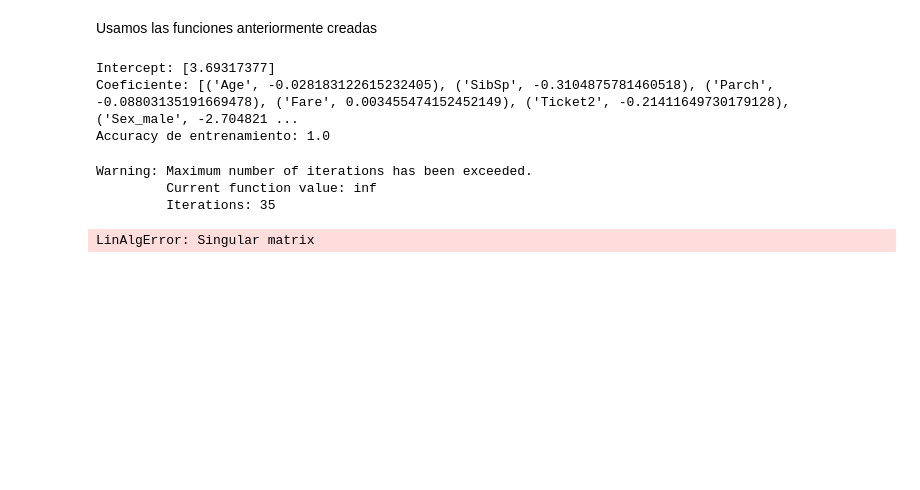
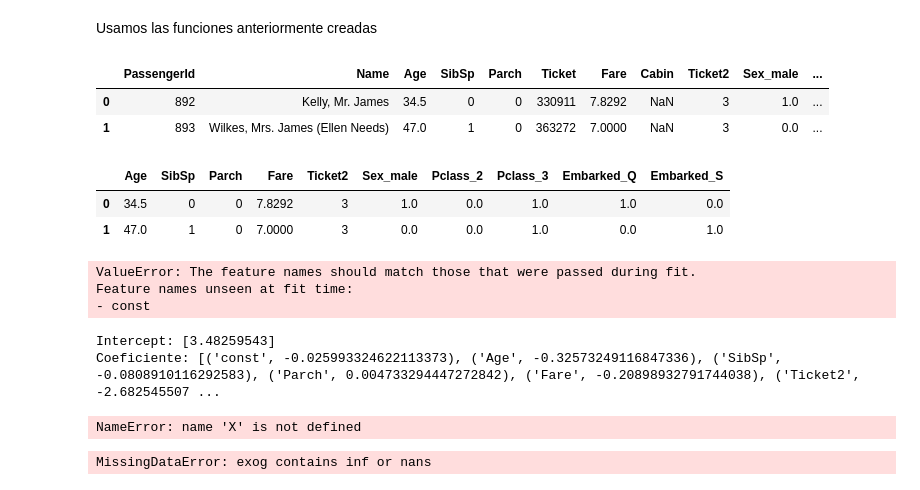
Before and after one commit to loreto73/Titanic, a Jupyter notebook: k_titanic.ipynb, the cells around one changed output. Drawn from its saved outputs; the diff is of its cells as text; code cells hidden in the pictures; blank space fills up the shorter version.

```diff
--- a/k_titanic.ipynb
+++ b/k_titanic.ipynb
@@ -208,4 +217,12 @@ test['Ticket2'] = test['Ticket2'].apply(lambda x: '1' if x.startswith(('B', 'L')
 
 test.groupby(["Ticket2"])["Ticket2"].count().reset_index(name="Cantidad")
 test["Ticket2"] = test["Ticket2"].astype(int)
+
+test = pd.get_dummies(test, columns = ['Sex', 'Pclass', 'Embarked'], drop_first=True, dtype=float)
+# %%
+test.head(2)
+# %% [output]
+|  | PassengerId | Name | Age | SibSp | Parch | Ticket | Fare | Cabin | Ticket2 | Sex_male | ... |
+| 0 | 892 | Kelly, Mr. James | 34.5 | 0 | 0 | 330911 | 7.8292 | NaN | 3 | 1.0 | ... |
+| 1 | 893 | Wilkes, Mrs. James (Ellen Needs) | 47.0 | 1 | 0 | 363272 | 7.0000 | NaN | 3 | 0.0 | ... |
 # %%
@@ -214,26 +230,33 @@ y_test = one_hot[["Survived"]]
+# %%
+X_test.head(2)
+# %% [output]
+|  | Age | SibSp | Parch | Fare | Ticket2 | Sex_male | Pclass_2 | Pclass_3 | Embarked_Q | Embarked_S |
+| 0 | 34.5 | 0 | 0 | 7.8292 | 3 | 1.0 | 0.0 | 1.0 | 1.0 | 0.0 |
+| 1 | 47.0 | 1 | 0 | 7.0000 | 3 | 0.0 | 0.0 | 1.0 | 0.0 | 1.0 |
 # %%
-modelo = model.predict(X_test)
+y_test = model.predict(X_test)
+# %% [output]
+ValueError: The feature names should match those that were passed during fit.
+Feature names unseen at fit time:
+- const
 # %%
 #info del modelo
 
 print("Intercept:", model.intercept_)
-print("Coeficiente:", list(zip(X.columns, model.coef_.flatten(), )))
+print("Coeficiente:", list(zip(X_test.columns, model.coef_.flatten(), )))
 print("Accuracy de entrenamiento:", model.score(X, y))
 # %% [output]
-Intercept: [3.69317377]
-Coeficiente: [('Age', -0.028183122615232405), ('SibSp', -0.3104875781460518), ('Parch', -0.08803135191669478), ('Fare', 0.003455474152452149), ('Ticket2', -0.21411649730179128), ('Sex_male', -2.704821 ...
-Accuracy de entrenamiento: 1.0
+Intercept: [3.48259543]
+Coeficiente: [('const', -0.025993324622113373), ('Age', -0.32573249116847336), ('SibSp', -0.0808910116292583), ('Parch', 0.004733294447272842), ('Fare', -0.20898932791744038), ('Ticket2', -2.682545507 ...
+NameError: name 'X' is not defined
 # %%
 # Agregar una constante al modelo
-X_sm = sm.add_constant(X)
+X_sm = sm.add_constant(X_test)
 
 # Ajustar el modelo usando OLS (Ordinary Least Squares)
-logit_model = sm.Logit(y, X_sm).fit()
+logit_model = sm.Logit(y_train, X_sm).fit()
 
 # Mostrar el resumen del modelo
 print(logit_model.summary())
 # %% [output]
-Warning: Maximum number of iterations has been exceeded.
-         Current function value: inf
-         Iterations: 35
+MissingDataError: exog contains inf or nans
-LinAlgError: Singular matrix
```
Also changed, not shown: parts of 23 cells of this notebook.
